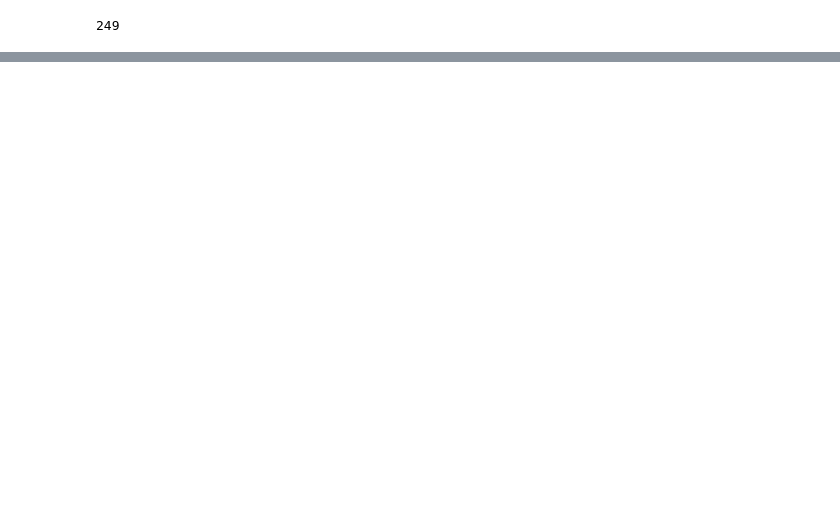
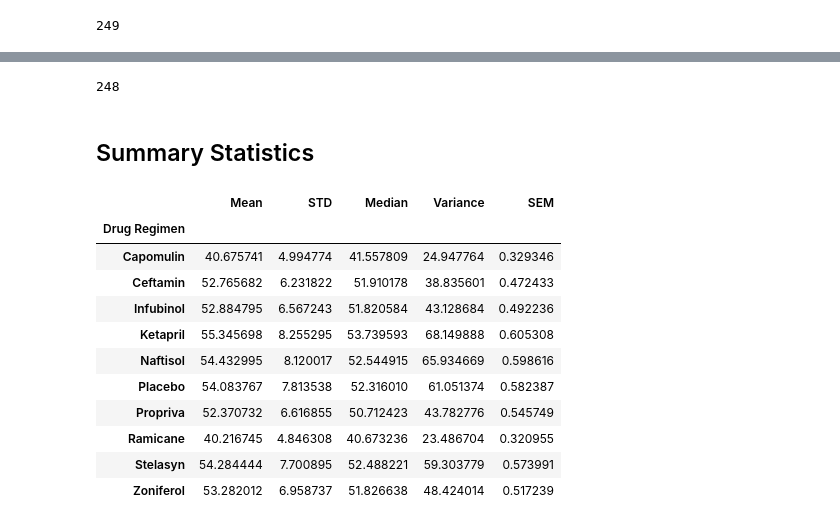
Before and after one commit to blackdenarius307/Matplotlib-Challenge, a Jupyter notebook: The Power of Plots.ipynb, the cells around one changed output, grey strips where cells are left out. Saved outputs shown, nothing was run; the diff lists cells and outputs as text; code cells hidden in the pictures; blank space fills up the shorter version.

```diff
--- a/The Power of Plots.ipynb
+++ b/The Power of Plots.ipynb
@@ -62,2 +72,33 @@ print(Numberofcleanmice)
+# %%
+# Checking the number of mice in the clean DataFrame.
+clean_df['Mouse ID'].nunique()
+# %% [output]
+248
+# %% [markdown]
+## Summary Statistics
+# %%
+# Generate a summary statistics table of mean, median, variance, standard deviation, and SEM of the tumor volume for each regimen
+#Groupby and Describe
+Tumor_summary_statistics = Resetindex_df.groupby('Drug Regimen')['Tumor Volume (mm3)'].describe()
+#Cut down unnecesarry columns and add more
+Pareddown_df = Tumor_summary_statistics.drop(['max', 'count', 'min', '25%', '75%'], axis=1)
+Pareddown_df['Variance'] = Resetindex_df.groupby('Drug Regimen')['Tumor Volume (mm3)'].var()
+Pareddown_df['SEM'] = Resetindex_df.groupby('Drug Regimen')['Tumor Volume (mm3)'].sem()
+#Make it look a little nicer and Rename columns.
+Renamed_stat_df = Pareddown_df.rename(columns={'mean':'Mean','50%':'Median', 'std':'STD'})
+Renamed_stat_df
+# %% [output]
+|  | Mean | STD | Median | Variance | SEM |
+| Drug Regimen |  |  |  |  |  |
+| Capomulin | 40.675741 | 4.994774 | 41.557809 | 24.947764 | 0.329346 |
+| Ceftamin | 52.765682 | 6.231822 | 51.910178 | 38.835601 | 0.472433 |
+| Infubinol | 52.884795 | 6.567243 | 51.820584 | 43.128684 | 0.492236 |
+| Ketapril | 55.345698 | 8.255295 | 53.739593 | 68.149888 | 0.605308 |
+| Naftisol | 54.432995 | 8.120017 | 52.544915 | 65.934669 | 0.598616 |
+| Placebo | 54.083767 | 7.813538 | 52.316010 | 61.051374 | 0.582387 |
+| Propriva | 52.370732 | 6.616855 | 50.712423 | 43.782776 | 0.545749 |
+| Ramicane | 40.216745 | 4.846308 | 40.673236 | 23.486704 | 0.320955 |
+| Stelasyn | 54.284444 | 7.700895 | 52.488221 | 59.303779 | 0.573991 |
+| Zoniferol | 53.282012 | 6.958737 | 51.826638 | 48.424014 | 0.517239 |
 # %%
 # Generate a summary statistics table of mean, median, variance, standard deviation, and SEM of the tumor volume for each regimen
```
Also changed, not shown: parts of 11 cells of this notebook.
